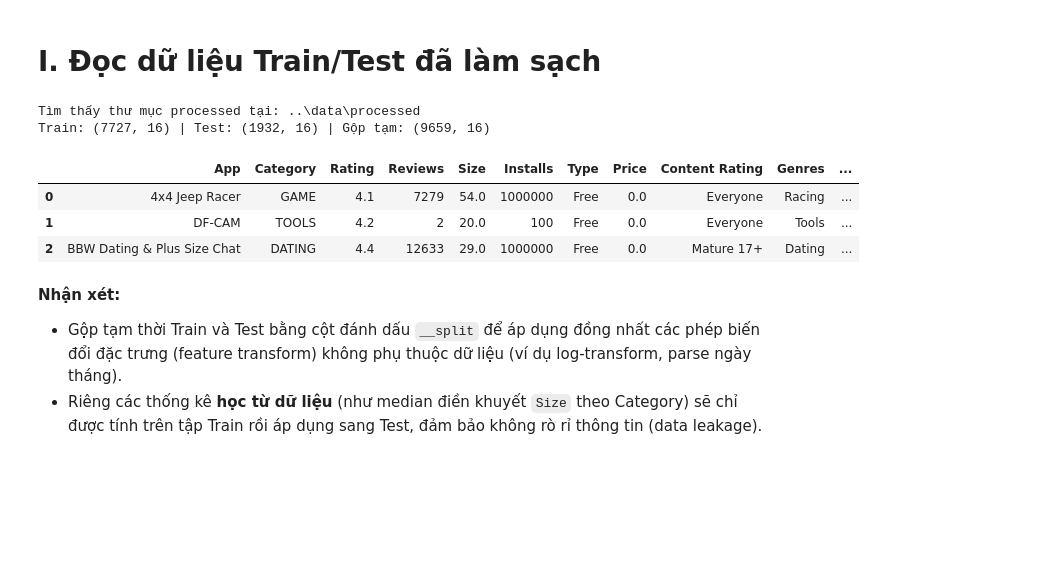
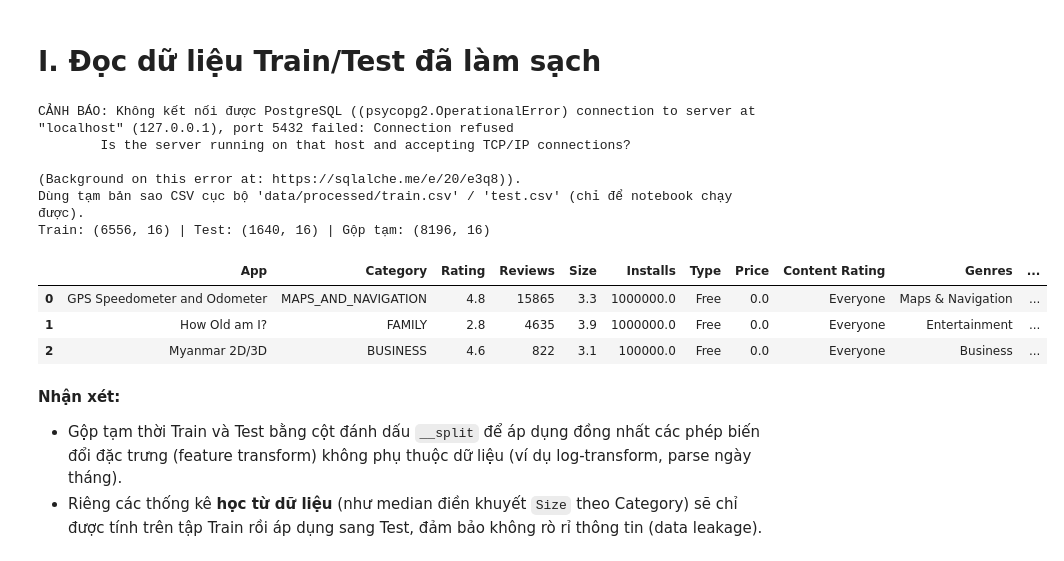
Before and after one commit to hoaidee894/Du-an-1-ValueVoice, a Jupyter notebook: Du_AN/notebooks/05_feature_engineering.ipynb, the cells around one changed output. Cells and saved outputs as stored; diff of their text form; code cells hidden in the pictures; blank space fills up the shorter version.

```diff
--- a/Du_AN/notebooks/05_feature_engineering.ipynb
+++ b/Du_AN/notebooks/05_feature_engineering.ipynb
@@ -8,56 +14,49 @@
 # I. Đọc dữ liệu Train/Test đã làm sạch
 # %%
 import os
-import sys
 import pandas as pd
 import numpy as np
 import matplotlib.pyplot as plt
 import seaborn as sns
+from sqlalchemy import create_engine
 
-def get_processed_dir():
-    candidates = [
-        os.path.join("..", "data", "processed"),
-        os.path.join("data", "processed"),
-        os.path.join("Du_AN", "data", "processed"),
-        os.path.join("..", "Du_AN", "data", "processed")
-    ]
-    if os.name != 'nt':
-        win_path = r"c:\HOC_HANH\Mon dang hoc\AI21301_DU_AN_1\Du_AN\data\processed"
-        wsl_path = win_path.replace("\\", "/")
-        if len(wsl_path) > 2 and wsl_path[1] == ':':
-            wsl_path = f"/mnt/{wsl_path[0].lower()}{wsl_path[2:]}"
-        candidates.insert(0, wsl_path)
-    curr = os.getcwd()
-    for _ in range(5):
-        for c in candidates:
-            if os.path.exists(c):
-                print(f"Tìm thấy thư mục processed tại: {c}")
-                return c
-        parent = os.path.dirname(curr)
-        if parent == curr:
-            break
-        curr = parent
-    print("CẢNH BÁO: Không tìm thấy thư mục processed. Dùng đường dẫn mặc định.")
-    return os.path.join("..", "data", "processed")
+DB_USER = os.getenv("PG_USER", "postgres")
+DB_PASS = os.getenv("PG_PASSWORD", "")
+DB_HOST = os.getenv("PG_HOST", "localhost")
+DB_PORT = os.getenv("PG_PORT", "5432")
+DB_NAME = os.getenv("PG_DATABASE", "googleplaystore")
 
-processed_dir = get_processed_dir()
-df_train = pd.read_csv(os.path.join(processed_dir, "train.csv"))
-df_test = pd.read_csv(os.path.join(processed_dir, "test.csv"))
+engine = create_engine(f"postgresql+psycopg2://{DB_USER}:{DB_PASS}@{DB_HOST}:{DB_PORT}/{DB_NAME}")
+
+try:
+    df_train = pd.read_sql("SELECT * FROM train_clean;", engine)
+    df_test = pd.read_sql("SELECT * FROM test_clean;", engine)
+    print("Đã đọc dữ liệu từ PostgreSQL thành công.")
+except Exception as e:
+    print(f"CẢNH BÁO: Không kết nối được PostgreSQL ({e}).")
+    print("Dùng tạm bản sao CSV cục bộ 'data/processed/train.csv' / 'test.csv' (chỉ để notebook chạy được).")
+    processed_dir = os.path.join("..", "data", "processed")
+    df_train = pd.read_csv(os.path.join(processed_dir, "train.csv"))
+    df_test = pd.read_csv(os.path.join(processed_dir, "test.csv"))
 
 # Gắn cờ nguồn để xử lý đồng thời rồi tách lại, tránh rò rỉ thống kê giữa 2 tập
 df_train['__split'] = 'train'
 df_test['__split'] = 'test'
 df_all = pd.concat([df_train, df_test], axis=0, ignore_index=True)
 
 print(f"Train: {df_train.shape} | Test: {df_test.shape} | Gộp tạm: {df_all.shape}")
 df_all.head(3)
 # %% [output]
-Tìm thấy thư mục processed tại: ..\data\processed
-Train: (7727, 16) | Test: (1932, 16) | Gộp tạm: (9659, 16)
+CẢNH BÁO: Không kết nối được PostgreSQL ((psycopg2.OperationalError) connection to server at "localhost" (127.0.0.1), port 5432 failed: Connection refused
+        Is the server running on that host and accepting TCP/IP connections?
+
+(Background on this error at: https://sqlalche.me/e/20/e3q8)).
+Dùng tạm bản sao CSV cục bộ 'data/processed/train.csv' / 'test.csv' (chỉ để notebook chạy được).
+Train: (6556, 16) | Test: (1640, 16) | Gộp tạm: (8196, 16)
 |  | App | Category | Rating | Reviews | Size | Installs | Type | Price | Content Rating | Genres | ... |
-| 0 | 4x4 Jeep Racer | GAME | 4.1 | 7279 | 54.0 | 1000000 | Free | 0.0 | Everyone | Racing | ... |
-| 1 | DF-CAM | TOOLS | 4.2 | 2 | 20.0 | 100 | Free | 0.0 | Everyone | Tools | ... |
-| 2 | BBW Dating & Plus Size Chat | DATING | 4.4 | 12633 | 29.0 | 1000000 | Free | 0.0 | Mature 17+ | Dating | ... |
+| 0 | GPS Speedometer and Odometer | MAPS_AND_NAVIGATION | 4.8 | 15865 | 3.3 | 1000000.0 | Free | 0.0 | Everyone | Maps & Navigation | ... |
+| 1 | How Old am I? | FAMILY | 2.8 | 4635 | 3.9 | 1000000.0 | Free | 0.0 | Everyone | Entertainment | ... |
+| 2 | Myanmar 2D/3D | BUSINESS | 4.6 | 822 | 3.1 | 100000.0 | Free | 0.0 | Everyone | Business | ... |
 # %% [markdown]
 **Nhận xét:**
 - Gộp tạm thời Train và Test bằng cột đánh dấu `__split` để áp dụng đồng nhất các phép biến đổi đặc trưng (feature transform) không phụ thuộc dữ liệu (ví dụ log-transform, parse ngày tháng).
```
Also changed, not shown: parts of 23 cells of this notebook, 1 other file.
